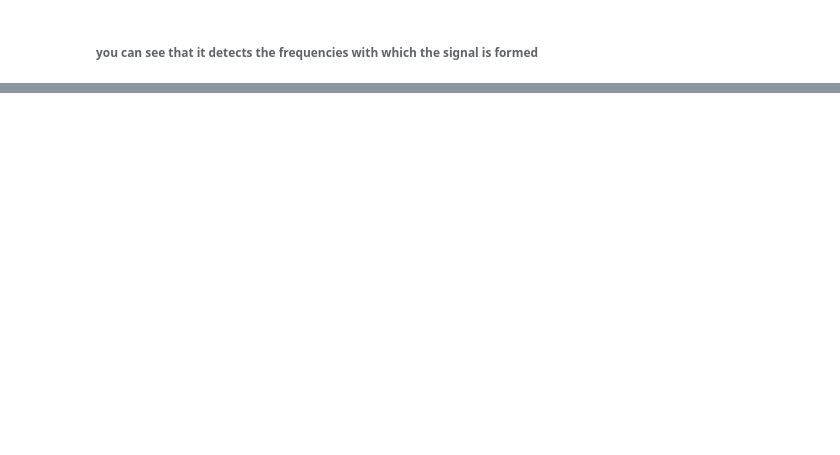
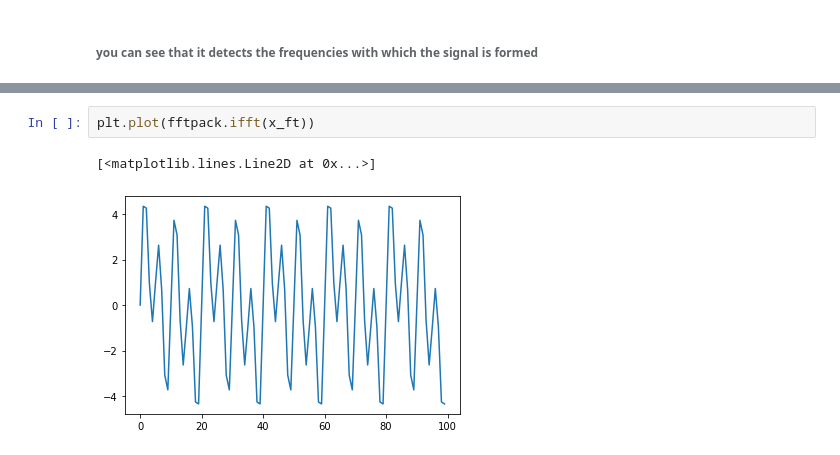
Before and after one commit to Ahmad-Abdalmageed/DSP_tasks-, a Jupyter notebook: Task2/Fourier Transfoms .ipynb, the cells around one changed output, grey strips where cells are left out. Saved outputs shown, nothing was run; the diff lists cells and outputs as text; blank space fills up the shorter version.

```diff
--- a/Task2/Fourier Transfoms .ipynb
+++ b/Task2/Fourier Transfoms .ipynb
@@ -79,0 +119,5 @@ plt.show()
+# %%
+plt.plot(fftpack.ifft(x_ft))
+# %% [output]
+[<matplotlib.lines.Line2D at 0x...>]
+[figure, added]
```
Also changed, not shown: parts of 17 cells of this notebook, 2 other files.
